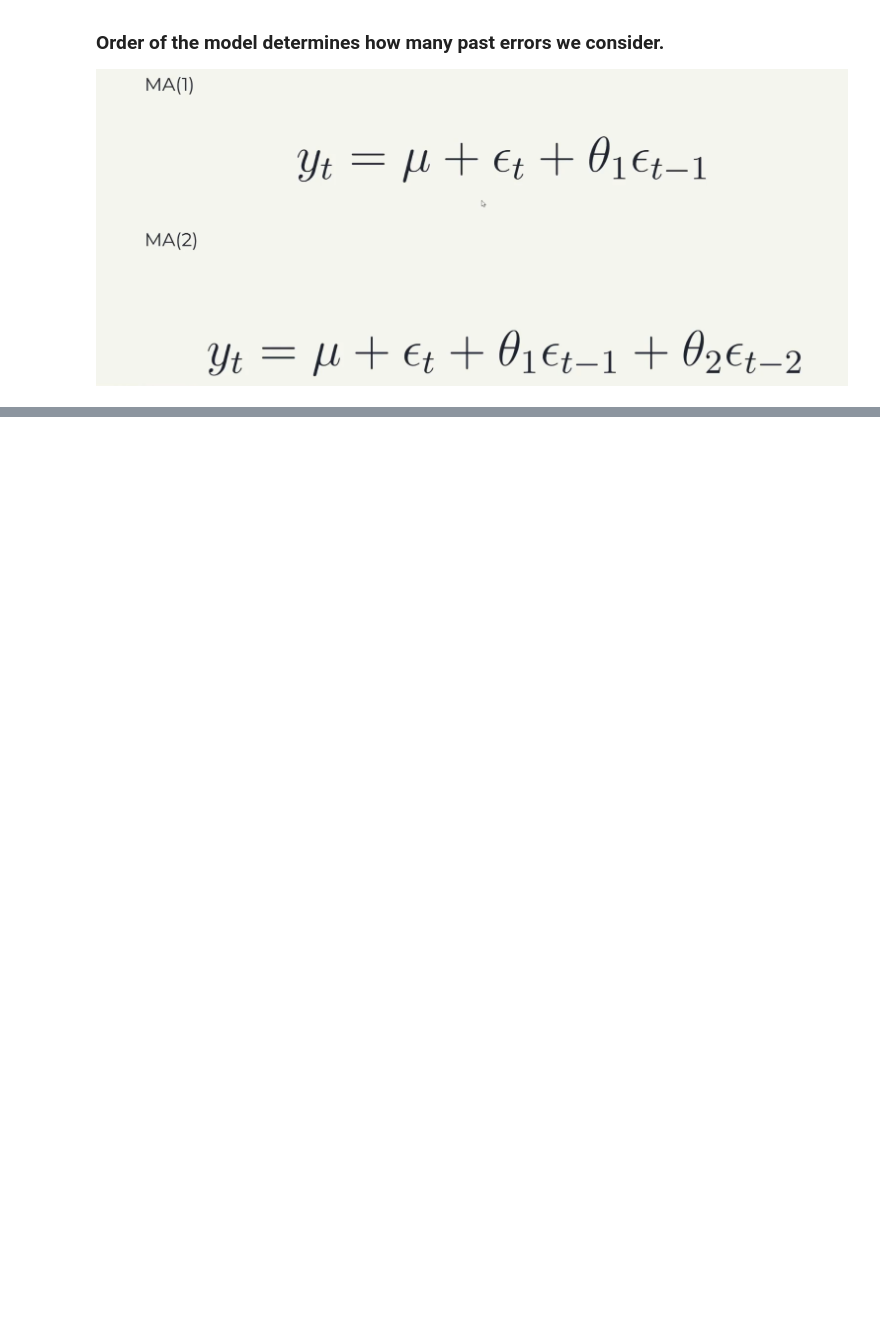
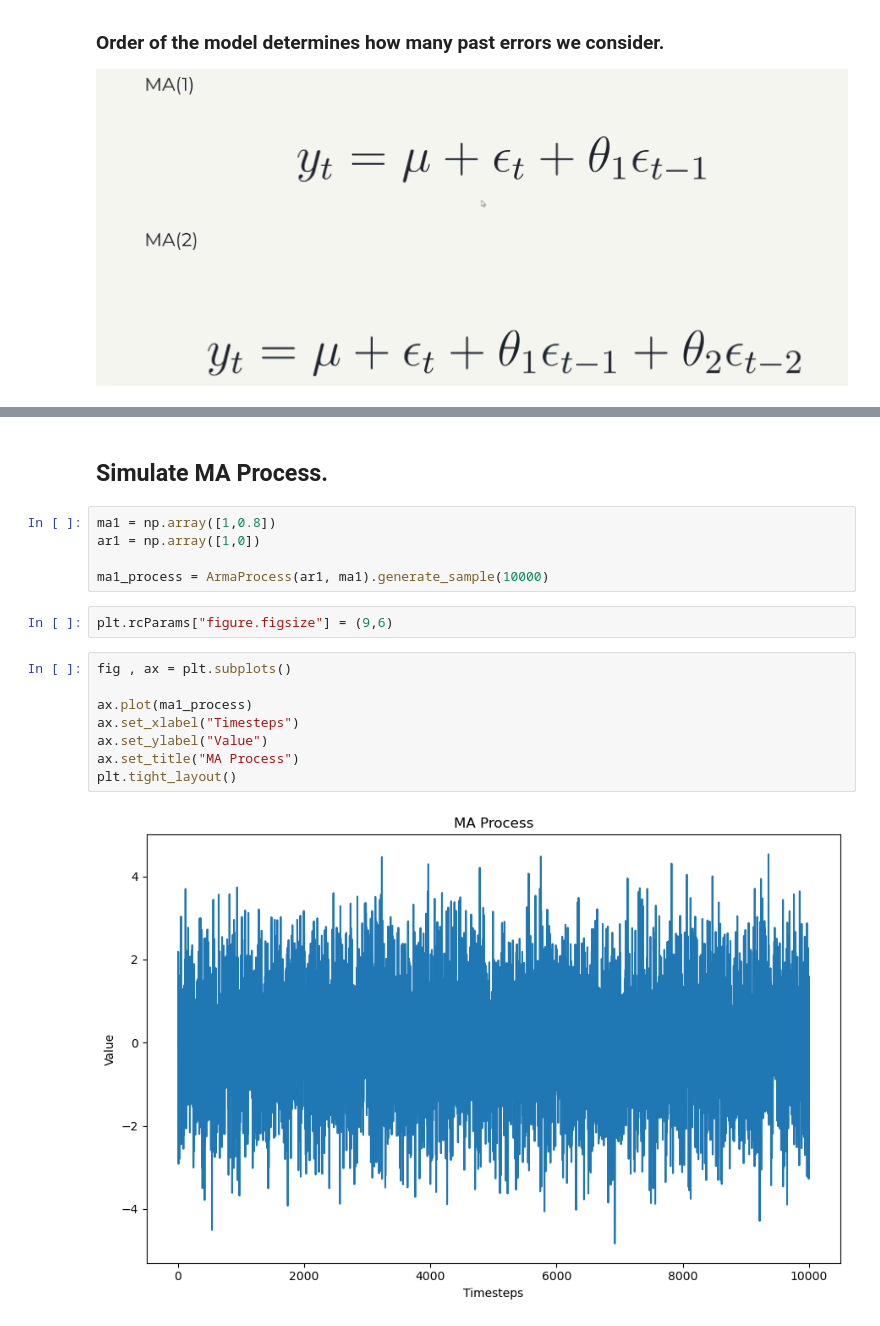
Before and after one commit to tharani001/TimeSeriesForecasting, a Jupyter notebook: ARIMA-forecasting/ARIMA-forecasting.ipynb, the cells around one changed output, grey strips where cells are left out. Cells and saved outputs as stored; diff of their text form; blank space fills up the shorter version.

```diff
--- a/ARIMA-forecasting/ARIMA-forecasting.ipynb
+++ b/ARIMA-forecasting/ARIMA-forecasting.ipynb
@@ -9,0 +23,19 @@
+# %% [markdown]
+## Simulate MA Process.
+# %%
+ma1 = np.array([1,0.8])
+ar1 = np.array([1,0])
+
+ma1_process = ArmaProcess(ar1, ma1).generate_sample(10000)
+# %%
+plt.rcParams["figure.figsize"] = (9,6)
+# %%
+fig , ax = plt.subplots()
+
+ax.plot(ma1_process)
+ax.set_xlabel("Timesteps")
+ax.set_ylabel("Value")
+ax.set_title("MA Process")
+plt.tight_layout()
+# %% [output]
+[figure, added]
```
Also changed, not shown: parts of 10 cells of this notebook.
